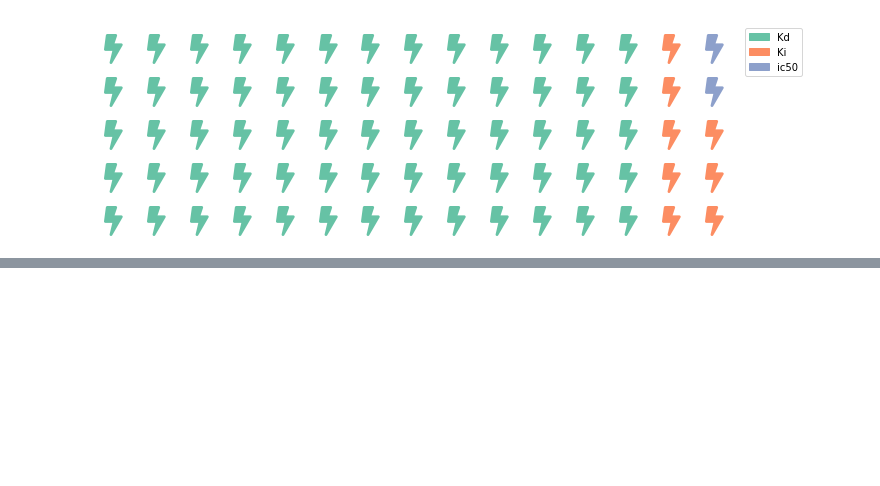
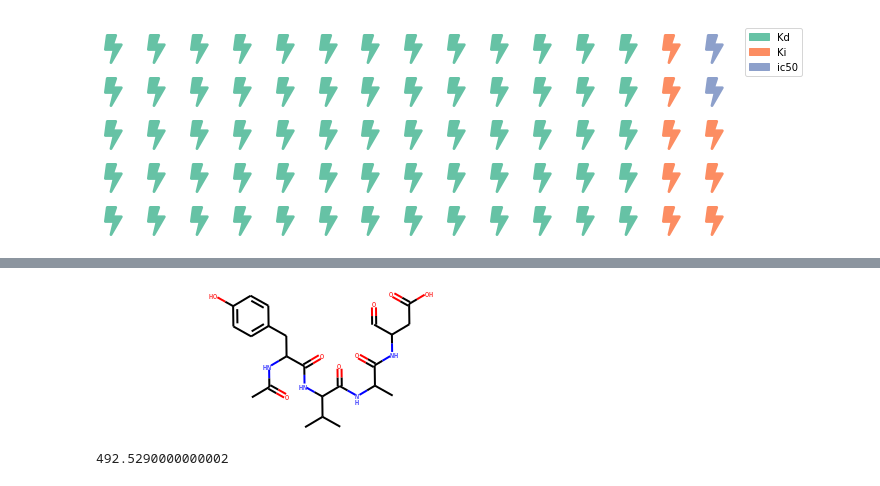
Before and after one commit to in-seixas/Peptides_research, a Jupyter notebook: PepBase.ipynb, the cells around one changed output, grey strips where cells are left out. Drawn from its saved outputs; the diff is of its cells as text; code cells hidden in the pictures; blank space fills up the shorter version.

```diff
--- a/PepBase.ipynb
+++ b/PepBase.ipynb
@@ -119,0 +131,12 @@ Name: ligand_id, Length: 123, dtype: object
+# %%
+#Estrutura encontrada no Pubchem, não perence a base de dados
+
+mol = Chem.MolFromSmiles('CC(C)C(C(=O)NC(C)C(=O)NC(CC(=O)O)C=O)NC(=O)C(CC1=CC=C(C=C1)O)NC(=O)C')
+mol
+# %% [output]
+[figure, added]
+# %%
+mw = Descriptors.MolWt(mol)
+mw
+# %% [output]
+492.5290000000002
```
Also changed, not shown: parts of 8 cells of this notebook.
